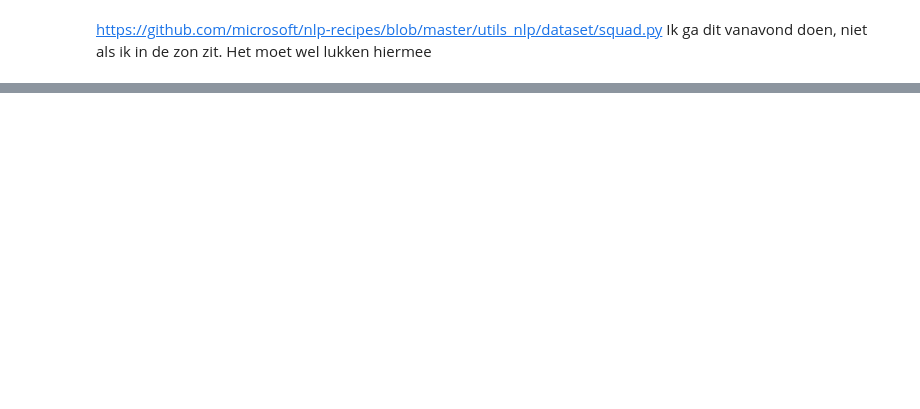
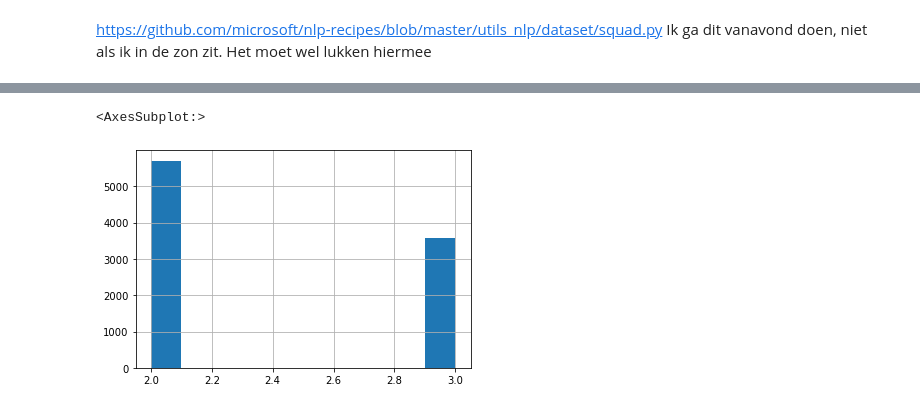
Before and after one commit to berryxmas/domain-adaptation-transformers-forQA, a Jupyter notebook: notebooks/eda-squad.ipynb, the cells around one changed output, grey strips where cells are left out. Cells and saved outputs as stored; diff of their text form; code cells hidden in the pictures; blank space fills up the shorter version.

```diff
--- a/notebooks/eda-squad.ipynb
+++ b/notebooks/eda-squad.ipynb
@@ -162,0 +453,8 @@ Ik ga dit vanavond doen, niet als ik in de zon zit. Het moet wel lukken hiermee
+# %%
+# answer contains brackets, because it is a list of strings
+# lets remove them
+#df_dev['answer_text'] = df_dev['answer_text'].apply(lambda x: x.replace('[', ''))
+#df_dev['answer_text'] = df_dev['answer_text'].apply(lambda x: x.replace(']', ''))
+
+df_dev['answer_text'] = df_dev['answer_text'].replace(to_replace=r'[', value='', regex=True)
+df_dev['answer_text'] = df_dev['answer_text'].replace(to_replace=r']', value='', regex=True)
@@ -162,0 +472,8 @@ Ik ga dit vanavond doen, niet als ik in de zon zit. Het moet wel lukken hiermee
+# %%
+# this chart is not right, due to float types
+df_dev['answer_text'].str.split().\
+    map(lambda x: len(str(x))).\
+    hist()
+# %% [output]
+<AxesSubplot:>
+[figure, added]
```
Also changed, not shown: parts of 32 cells of this notebook, 12 other files.
